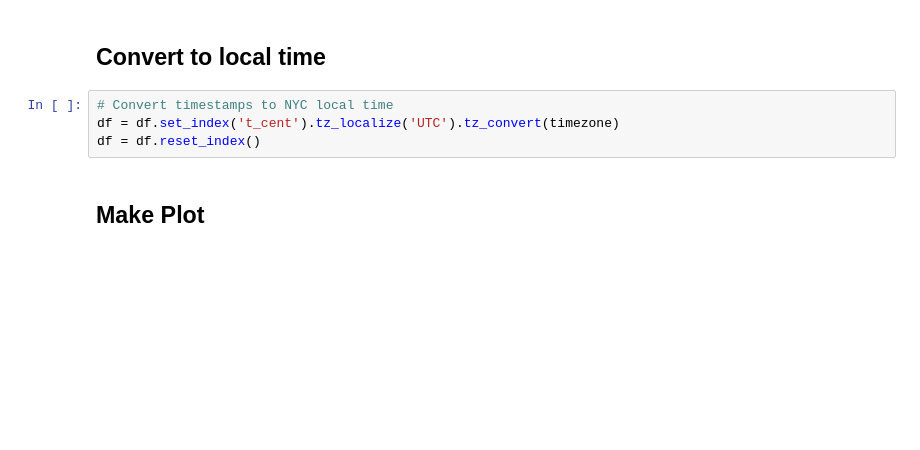
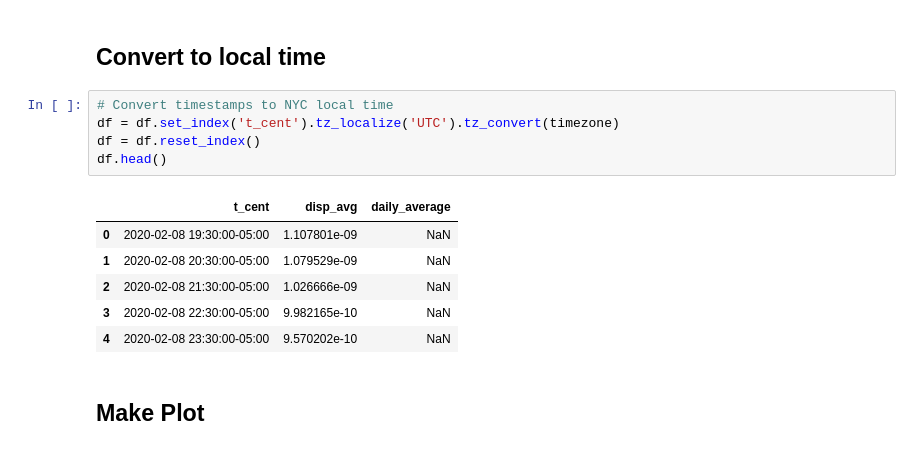
Before and after one commit to jbrussell/EI_Live_2020, a Jupyter notebook: NYC_SeismicNoise_and_Electricity/2_plot_daily_noise.ipynb, the cells around one changed output. Cells and saved outputs as stored; diff of their text form; blank space fills up the shorter version.

```diff
--- a/NYC_SeismicNoise_and_Electricity/2_plot_daily_noise.ipynb
+++ b/NYC_SeismicNoise_and_Electricity/2_plot_daily_noise.ipynb
@@ -38,7 +38,15 @@ nyc_subway = datetime(2020,5,6,0,0)
 # %%
 # Convert timestamps to NYC local time
 df = df.set_index('t_cent').tz_localize('UTC').tz_convert(timezone)
 df = df.reset_index()
+df.head()
+# %% [output]
+|  | t_cent | disp_avg | daily_average |
+| 0 | 2020-02-08 19:30:00-05:00 | 1.107801e-09 | NaN |
+| 1 | 2020-02-08 20:30:00-05:00 | 1.079529e-09 | NaN |
+| 2 | 2020-02-08 21:30:00-05:00 | 1.026666e-09 | NaN |
+| 3 | 2020-02-08 22:30:00-05:00 | 9.982165e-10 | NaN |
+| 4 | 2020-02-08 23:30:00-05:00 | 9.570202e-10 | NaN |
 # %% [markdown]
 ## Make Plot
 # %%
```
Also changed, not shown: parts of 1 cell of this notebook, 1 other file.
